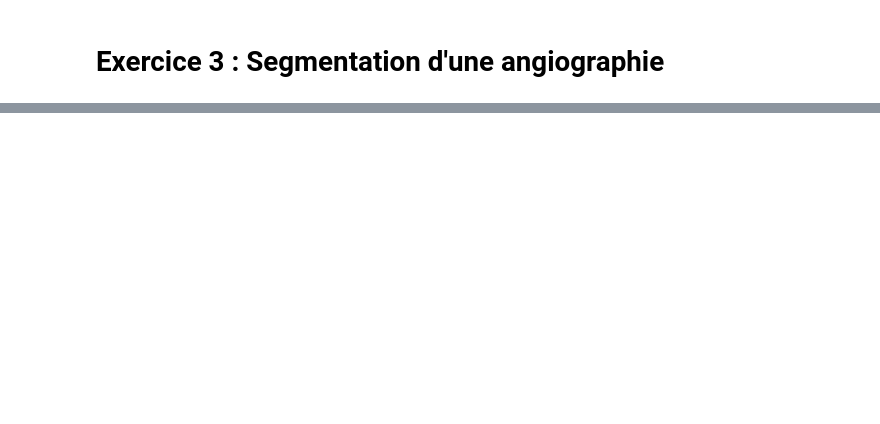
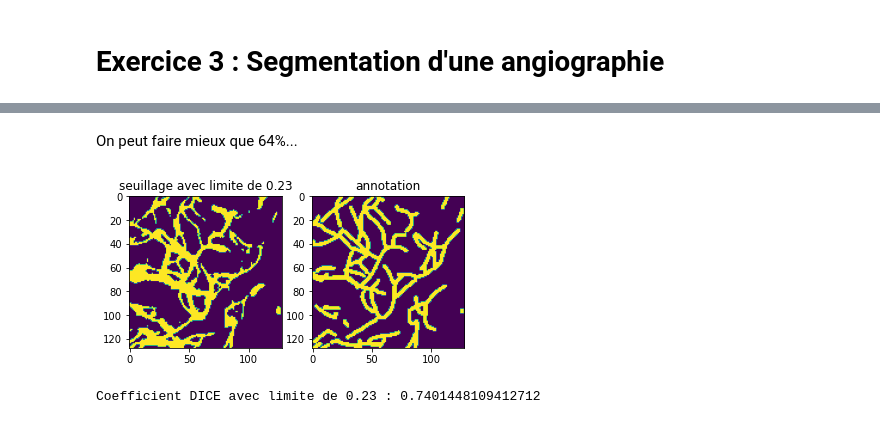
Before and after one commit to RaphaelJ-S/inf600f, a Jupyter notebook: tp/tp3/data/tp3.ipynb, the cells around one changed output, grey strips where cells are left out. Drawn from its saved outputs; the diff is of its cells as text; code cells hidden in the pictures; blank space fills up the shorter version.

```diff
--- a/tp/tp3/data/tp3.ipynb
+++ b/tp/tp3/data/tp3.ipynb
@@ -253,0 +312,28 @@ im_ex3_annotation = imageio.imread('tp3_ex3_annotation.tiff') # Annotation manue
+# %% [markdown]
+On peut faire mieux que 64%...
+# %%
+
+# on copie l'annotation pour permettre la réutilisation
+anno_manuel = im_anno.copy()
+
+# Seuillage manuel avec 0.23 comme limite
+lim = 0.23
+anno_manuel[anno_manuel <= lim] = 0
+anno_manuel[anno_manuel > lim] = 1
+
+# Affichage du résultat pour comparaison
+plt.subplot(121)
+plt.title("seuillage avec limite de 0.23")
+plt.imshow(anno_manuel)
+plt.subplot(122)
+plt.title("annotation")
+plt.imshow(im_ex3_annotation)
+plt.show()
+
+
+# Calcul du coefficient DICE
+dice_manuel = dice(anno_manuel, im_ex3_annotation)
+print(f"Coefficient DICE avec limite de 0.23 : {dice_manuel}")
+# %% [output]
+[figure, added]
+Coefficient DICE avec limite de 0.23 : 0.7401448109412712
```
Also changed, not shown: parts of 10 cells of this notebook.
